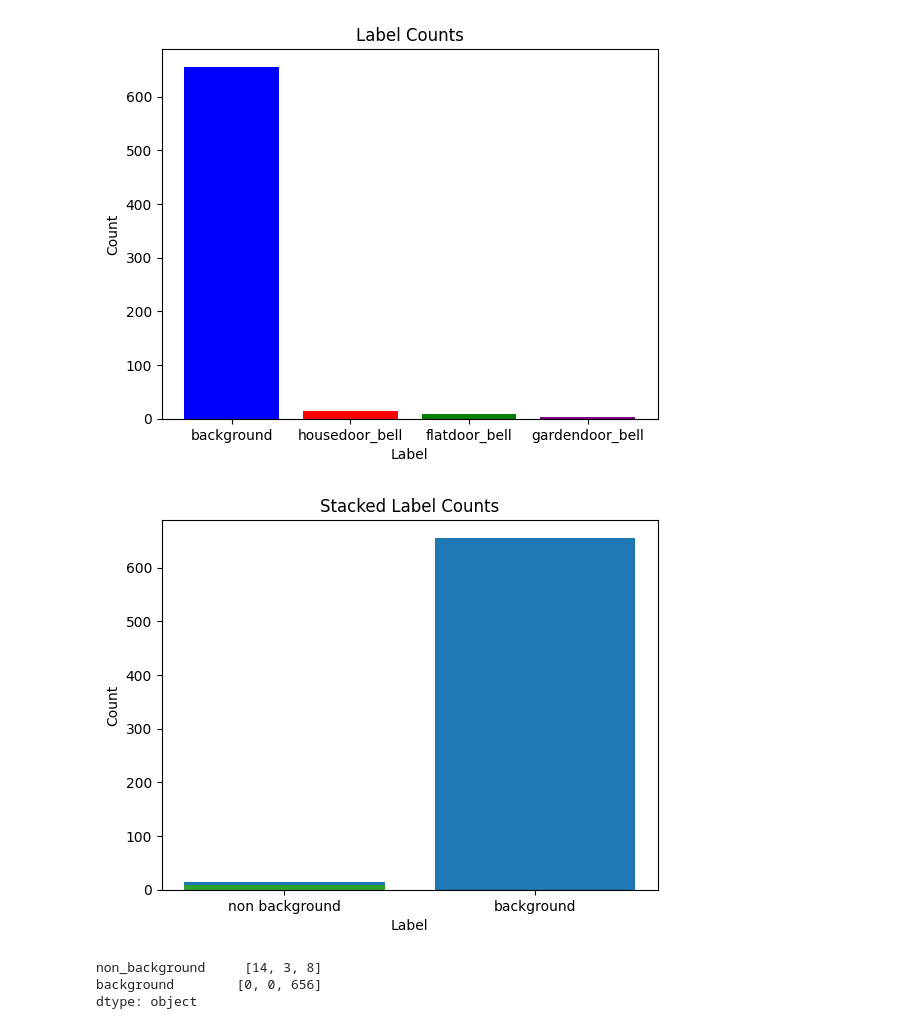
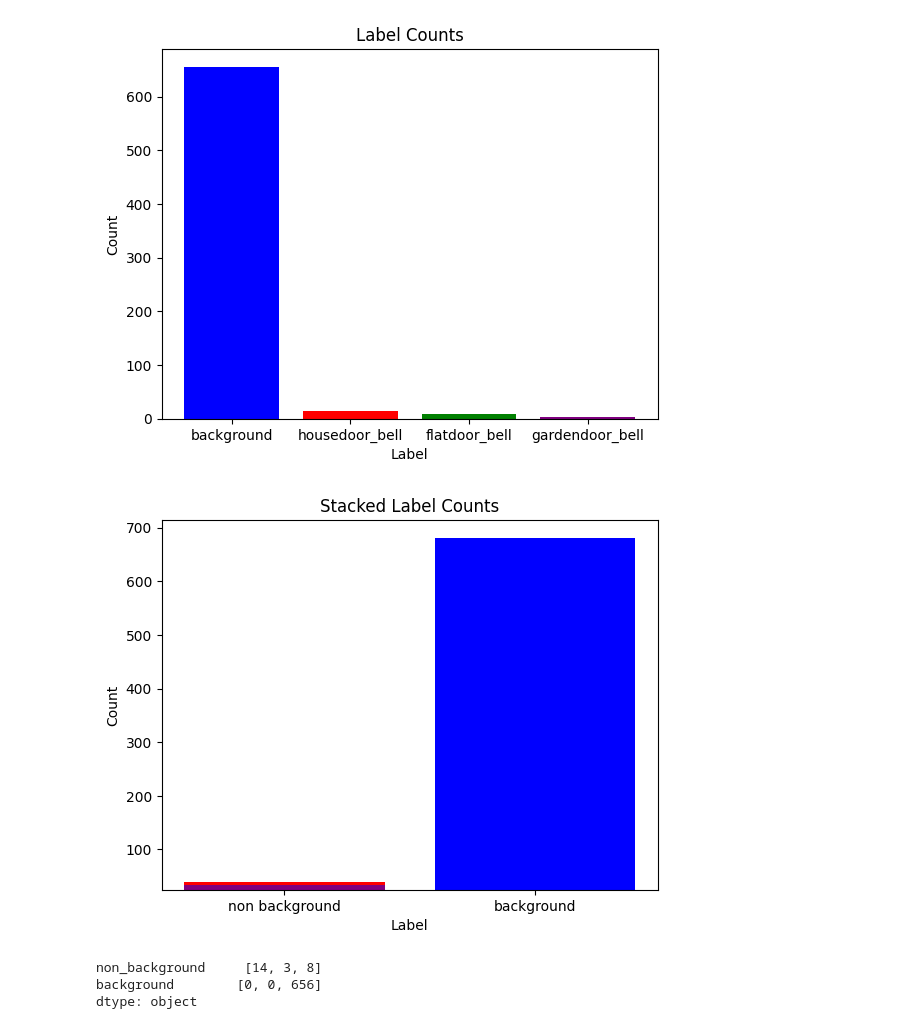
Before and after one commit to amjadsaadeh/bell-detector, a Jupyter notebook: notebooks/dataset_distributions.ipynb, the cells around one changed output. Saved outputs shown, nothing was run; the diff lists cells and outputs as text; code cells hidden in the pictures.

```diff
--- a/notebooks/dataset_distributions.ipynb
+++ b/notebooks/dataset_distributions.ipynb
@@ -32,23 +32,23 @@ plt.show()
 # %%
 # Sum the counts of non-background labels
 non_background_counts = label_counts.drop('background')
 stacked_counts = non_background_counts.sum()
 
 stacked_label_counts = [(non_background_counts.housedoor_bell, label_counts['background']),
                         (non_background_counts.gardendoor_bell, 0),
                         (non_background_counts.flatdoor_bell, 0)]
 labels = ['non background', 'background']
 
 fig, ax = plt.subplots()
 for i, count in enumerate(stacked_label_counts):
-    ax.bar(labels, count, colors=[colors[i+1], 'blue'], bottom=stacked_counts)
+    ax.bar(labels, count, color=[colors[i+1], 'blue'], bottom=stacked_counts)
 # ax.bar(stacked_label_counts.index, stacked_label_counts.values)
 ax.set_xlabel('Label')
 ax.set_ylabel('Count')
 ax.set_title('Stacked Label Counts')
 plt.show()
 # %% [output]
-[figure, old version]
+[figure, new version]
 # %%
 stacked_label_counts
 # %% [output]
```
